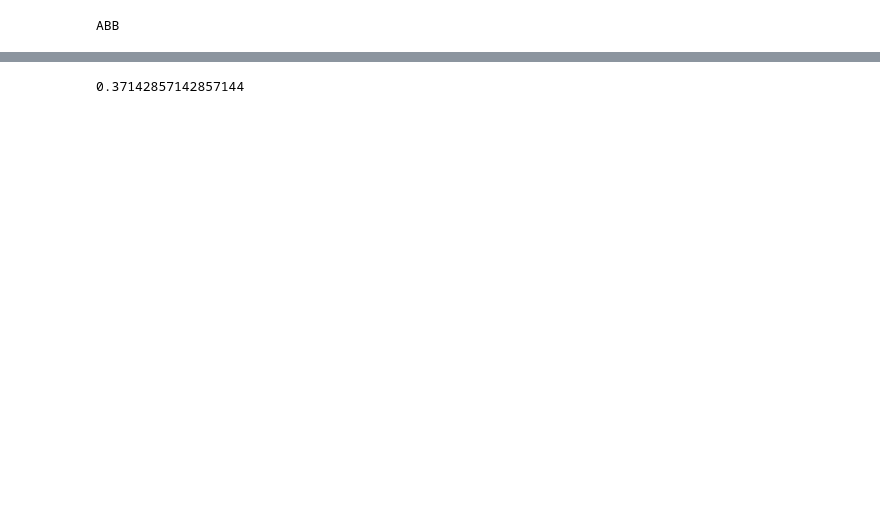
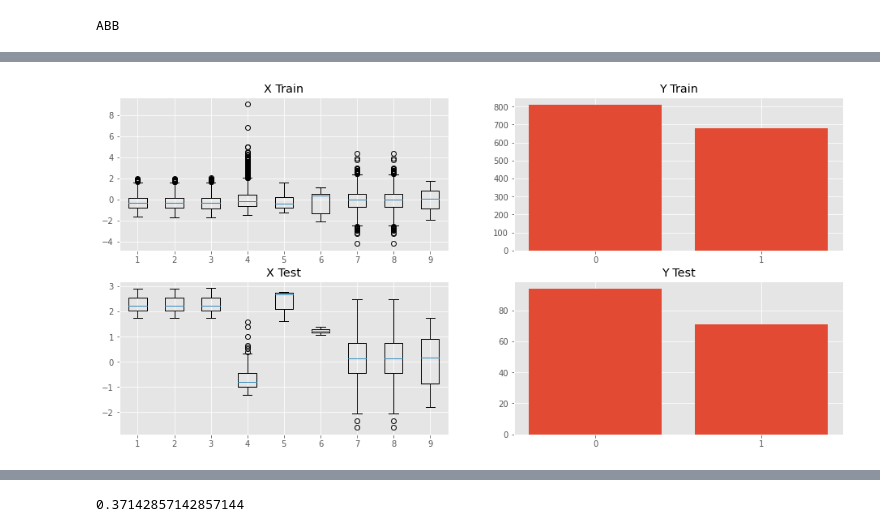
Before and after one commit to Pentaflouride/Finance-Ai, a Jupyter notebook: Financial AI.ipynb, the cells around one changed output, grey strips where cells are left out. Drawn from its saved outputs; the diff is of its cells as text; code cells hidden in the pictures; blank space fills up the shorter version.

```diff
--- a/Financial AI.ipynb
+++ b/Financial AI.ipynb
@@ -146,14 +160,41 @@ Date
 x = df.loc[:, ["High","Low", "Close", "Volume", "SMA", "AC Line", "fisher", "fisher signal",
               "BalanceOP"]]
 y = df.loc[:, ['Target']]
+
+# normalising manually
+x = x.to_numpy()
+mu = np.mean(x, 0)
+sigma = np.std(x, 0)
+x = (x - mu) / sigma
+
+y = y.to_numpy()
+
 x_train = x[0:m.floor(x.shape[0] * 0.9)]
 y_train = y[0:m.floor(y.shape[0]*0.9)]
 x_test = x[m.ceil(x.shape[0] * 0.9):x.shape[0]]
 y_test = y[m.ceil(y.shape[0] * 0.9):y.shape[0]]
-# %%
-x_train = tf.keras.utils.normalize(x_train, axis=1)
-x_test = tf.keras.utils.normalize(x_test, axis=1)
-y_train = y_train.to_numpy()
-y_test = y_test.to_numpy()
+# %%
+fig = plt.figure(figsize=[16,16])
+ax = fig.add_subplot(4,2,1)
+ax.boxplot(x_train)
+ax.set_title("X Train");
+
+ax = fig.add_subplot(4,2,2)
+(u, c) = np.unique(y_train, return_counts=True)
+ax.bar(u, c)
+ax.set_xticks(u)
+ax.set_title("Y Train");
+
+ax = fig.add_subplot(4,2,3)
+ax.boxplot(x_test)
+ax.set_title("X Test");
+
+ax = fig.add_subplot(4,2,4)
+(u, c) = np.unique(y_test, return_counts=True)
+ax.bar(u, c)
+ax.set_xticks(u)
+ax.set_title("Y Test");
+# %% [output]
+[figure, added]
 # %%
 model = tf.keras.models.Sequential()
```
Also changed, not shown: parts of 9 cells of this notebook.
